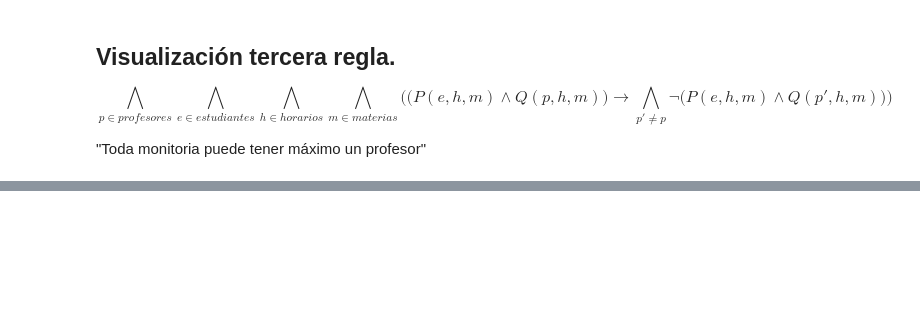
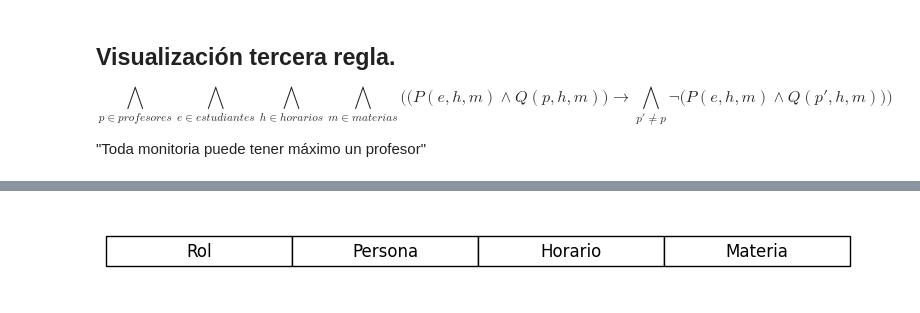
Before and after one commit to ManuelCrzUR/Proyecto_final_LPCC, a Jupyter notebook: entrega3/interfaz_proyecto.ipynb, the cells around one changed output, grey strips where cells are left out. Cells and saved outputs as stored; diff of their text form; code cells hidden in the pictures; blank space fills up the shorter version.

```diff
--- a/entrega3/interfaz_proyecto.ipynb
+++ b/entrega3/interfaz_proyecto.ipynb
@@ -178,0 +182,46 @@ else:
+# %%
+from interfaz_grafica import *
+from horario import Horario
+h = Horario()
+
+condiciones_iniciales = []
+
+####################### Norma algebra de 9-11:########################
+# No programacion en ningun horario de norma
+for horario in range(len(h.horarios)):
+    condiciones_iniciales.append('-' + h.H.ravel([1, 0, horario, 0]))
+
+condiciones_iniciales.append('-' + h.H.ravel([1, 0, 1, 1]))
+######################################################################
+
+################# Edgar programacion de 9-11 y 11-1:##################
+# No algebra en ningun horario de edgar
+for horario in range(len(h.horarios)):
+    condiciones_iniciales.append('-' + h.H.ravel([1, 1, horario, 1]))
+######################################################################
+
+################# Manuel no necesita nada ##################
+for horario in range(len(h.horarios)):
+    condiciones_iniciales.append('-' + h.H.ravel([0, 1, horario, 0]))
+
+for horario in range(len(h.horarios)):
+    condiciones_iniciales.append('-' + h.H.ravel([0, 1, horario, 1]))
+######################################################################
+
+
+
+condiciones_ytoriadas = Ytoria(condiciones_iniciales)
+reglas_ytoriadas = Ytoria(h.reglas)
+A = Ytoria([condiciones_ytoriadas, reglas_ytoriadas])
+
+#A = condiciones_ytoriadas
+t = tseitin(A)
+
+s, dic = dpll(t, {})
+
+if s == 'Satisfacible':
+    h.visualizar_est(dic)
+else:
+    print('bobo')
+# %% [output]
+[figure, added]
```
Also changed, not shown: parts of 23 cells of this notebook, 1 other file.
